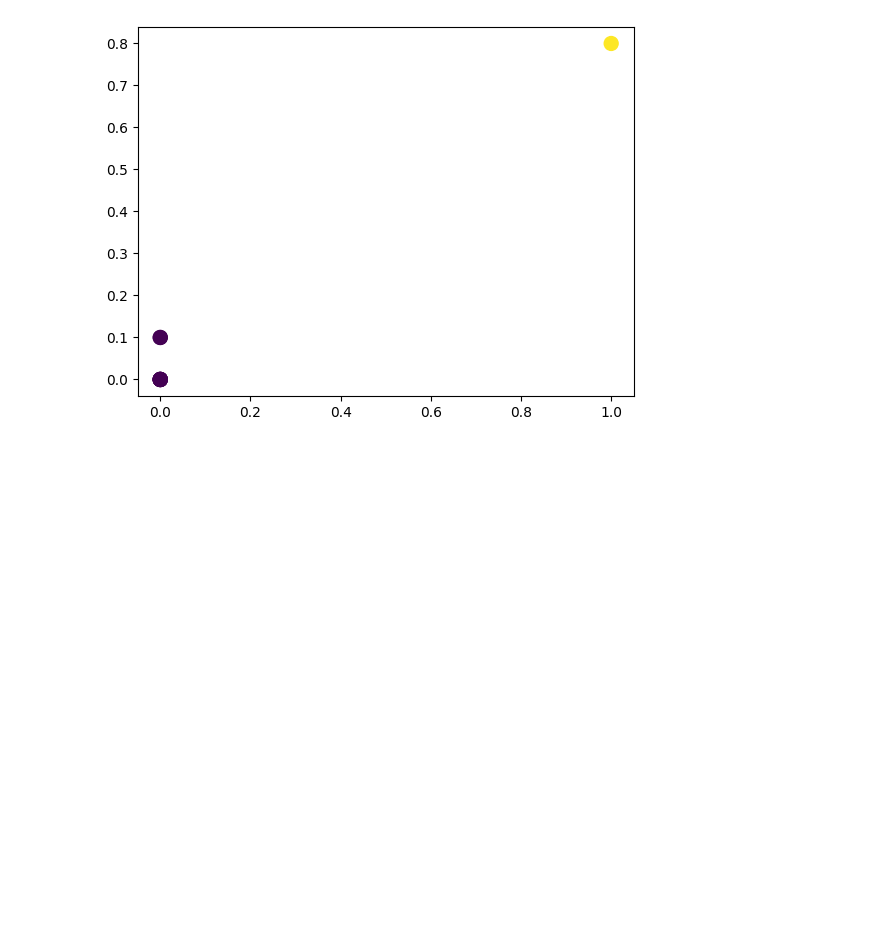
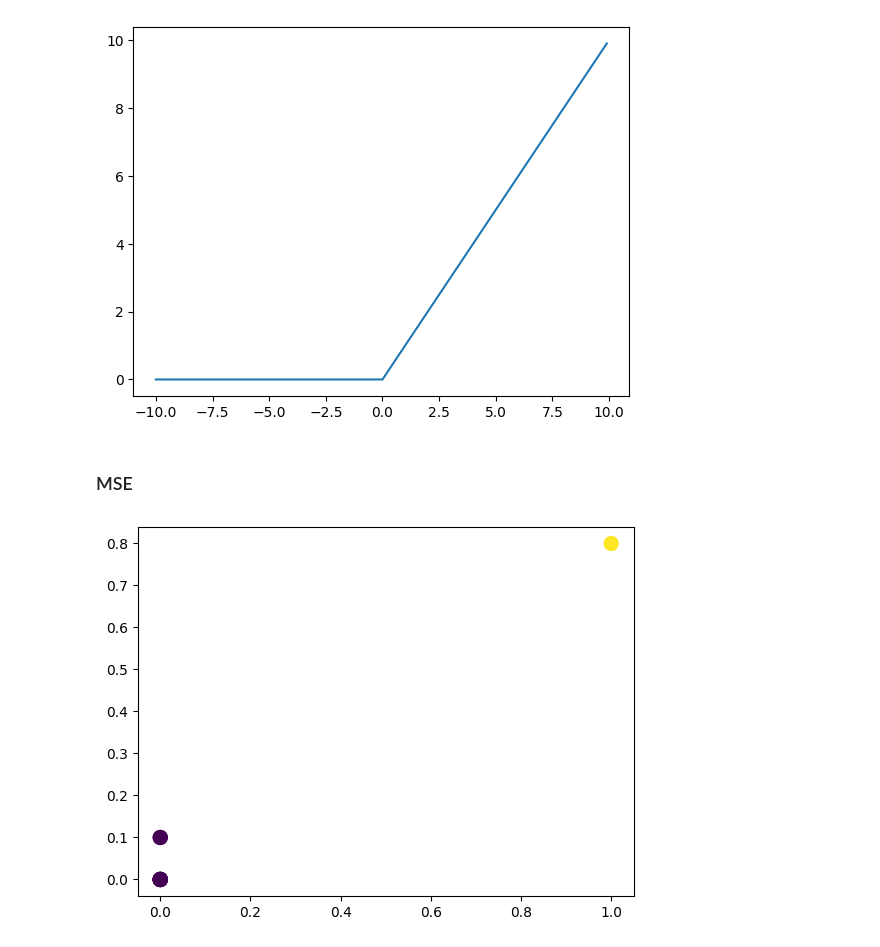
Before and after one commit to iamgus123/dl19, a Jupyter notebook: notebook/ch06_MLP.ipynb, the cells around one changed output. Saved outputs shown, nothing was run; the diff lists cells and outputs as text; code cells hidden in the pictures; blank space fills up the shorter version.

```diff
--- a/notebook/ch06_MLP.ipynb
+++ b/notebook/ch06_MLP.ipynb
@@ -5,3 +47,23 @@
+# %%
+
+# import numpy as np
+# import matplotlib.pyplot as plt
+
+def relu(x):
+	return np.maximum(x, 0)
+
+x = np.arange(-10.0, 10.0, 0.1)
+y = relu(x)
+plt.plot(x, y)
+plt.show()
+
+# Ref.
+# https://www.v7labs.com/blog/neural-networks-activation-functions
+#
+# %% [output]
+[figure, added]
+# %% [markdown]
+### MSE
 # %%
 import numpy as np
 import matplotlib.pylab as plt
```
Also changed, not shown: parts of 11 cells of this notebook.
